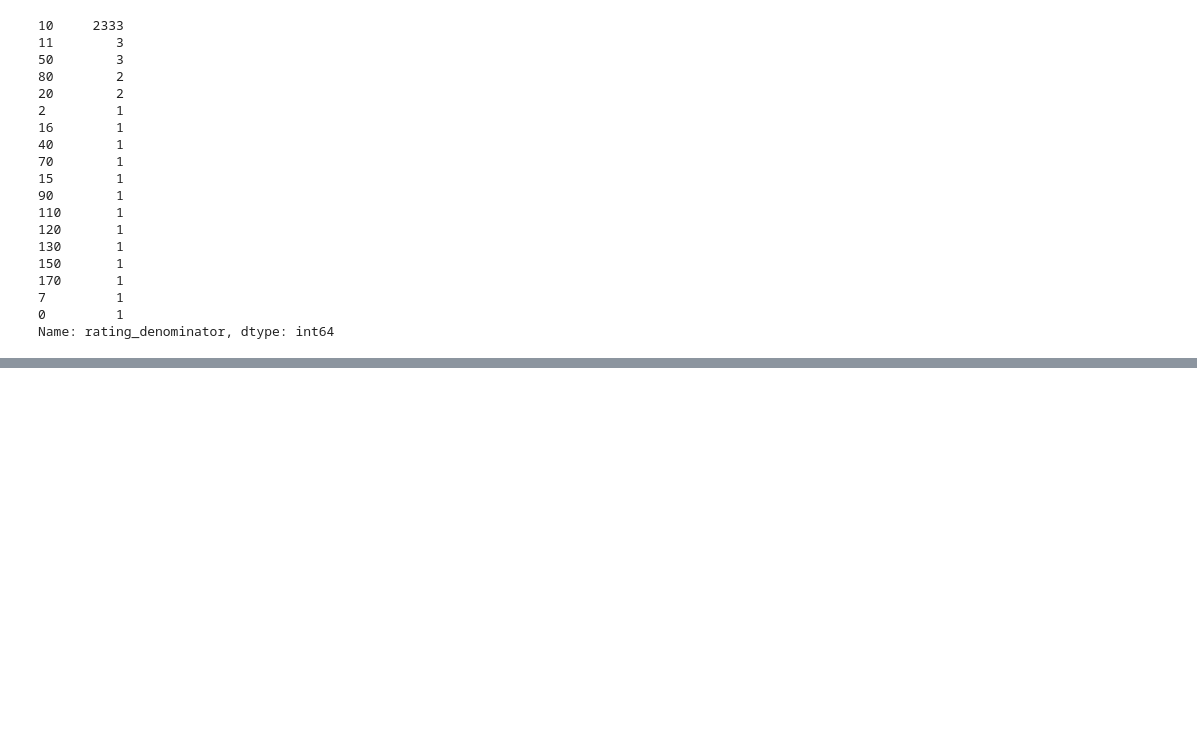
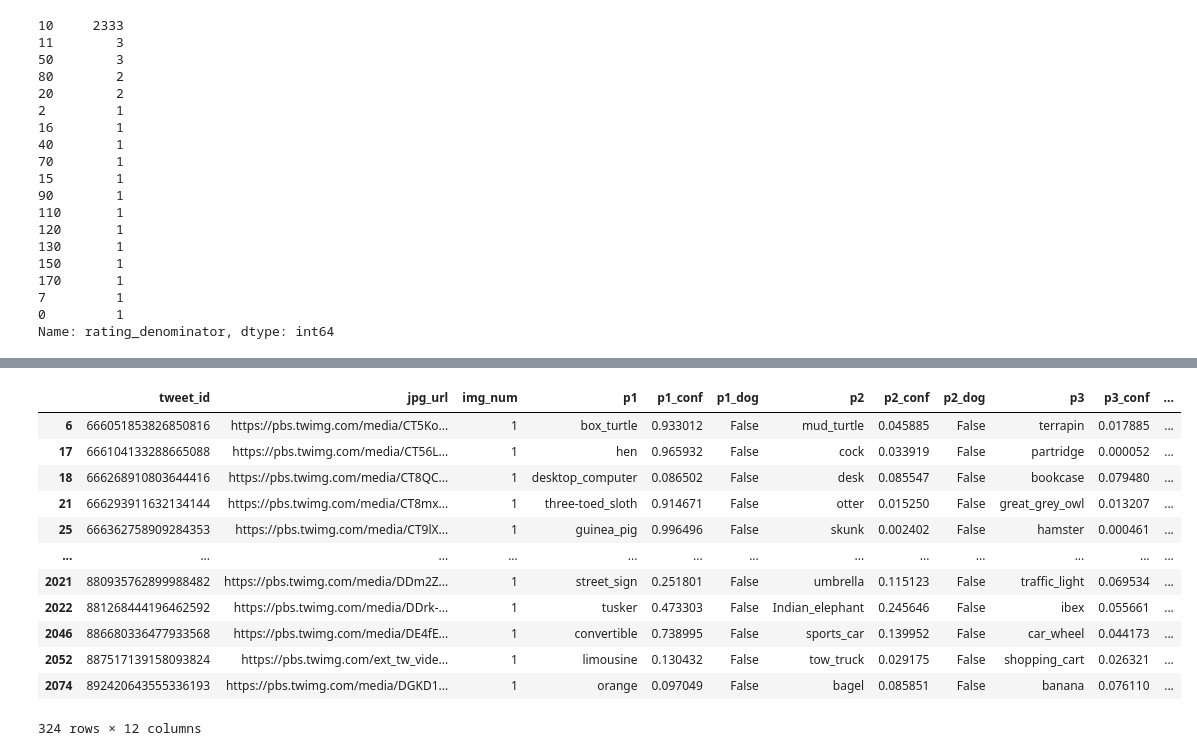
Before and after one commit to hagerElsehaimy/WeRateDogs, a Jupyter notebook: WeRateDogs.ipynb, the cells around one changed output, grey strips where cells are left out. Saved outputs shown, nothing was run; the diff lists cells and outputs as text; code cells hidden in the pictures; blank space fills up the shorter version.

```diff
--- a/WeRateDogs.ipynb
+++ b/WeRateDogs.ipynb
@@ -199,0 +257,17 @@ Name: rating_denominator, dtype: int64
+# %%
+# rows that's not classified as dogs should be removed
+prediction_df.query('p1_dog == False & p2_dog == False & p3_dog == False')
+# %% [output]
+|  | tweet_id | jpg_url | img_num | p1 | p1_conf | p1_dog | p2 | p2_conf | p2_dog | p3 | p3_conf | ... |
+| 6 | 666051853826850816 | https://pbs.twimg.com/media/CT5Ko... | 1 | box_turtle | 0.933012 | False | mud_turtle | 0.045885 | False | terrapin | 0.017885 | ... |
+| 17 | 666104133288665088 | https://pbs.twimg.com/media/CT56L... | 1 | hen | 0.965932 | False | cock | 0.033919 | False | partridge | 0.000052 | ... |
+| 18 | 666268910803644416 | https://pbs.twimg.com/media/CT8QC... | 1 | desktop_computer | 0.086502 | False | desk | 0.085547 | False | bookcase | 0.079480 | ... |
+| 21 | 666293911632134144 | https://pbs.twimg.com/media/CT8mx... | 1 | three-toed_sloth | 0.914671 | False | otter | 0.015250 | False | great_grey_owl | 0.013207 | ... |
+| 25 | 666362758909284353 | https://pbs.twimg.com/media/CT9lX... | 1 | guinea_pig | 0.996496 | False | skunk | 0.002402 | False | hamster | 0.000461 | ... |
+| ... | ... | ... | ... | ... | ... | ... | ... | ... | ... | ... | ... | ... |
+| 2021 | 880935762899988482 | https://pbs.twimg.com/media/DDm2Z... | 1 | street_sign | 0.251801 | False | umbrella | 0.115123 | False | traffic_light | 0.069534 | ... |
+| 2022 | 881268444196462592 | https://pbs.twimg.com/media/DDrk-... | 1 | tusker | 0.473303 | False | Indian_elephant | 0.245646 | False | ibex | 0.055661 | ... |
+| 2046 | 886680336477933568 | https://pbs.twimg.com/media/DE4fE... | 1 | convertible | 0.738995 | False | sports_car | 0.139952 | False | car_wheel | 0.044173 | ... |
+| 2052 | 887517139158093824 | https://pbs.twimg.com/ext_tw_vide... | 1 | limousine | 0.130432 | False | tow_truck | 0.029175 | False | shopping_cart | 0.026321 | ... |
+| 2074 | 892420643555336193 | https://pbs.twimg.com/media/DGKD1... | 1 | orange | 0.097049 | False | bagel | 0.085851 | False | banana | 0.076110 | ... |
+324 rows × 12 columns
```
Also changed, not shown: parts of 5 cells of this notebook.
